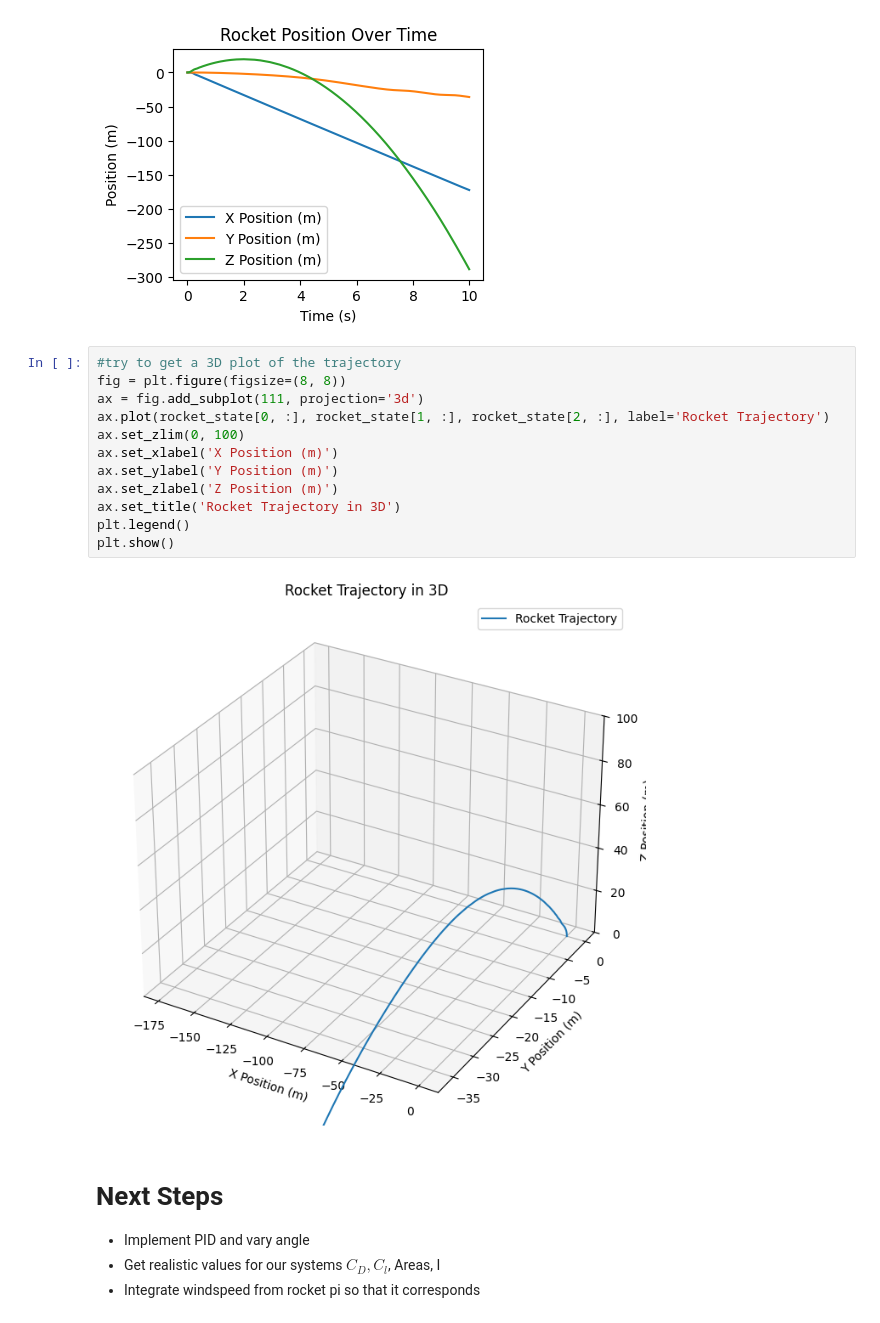
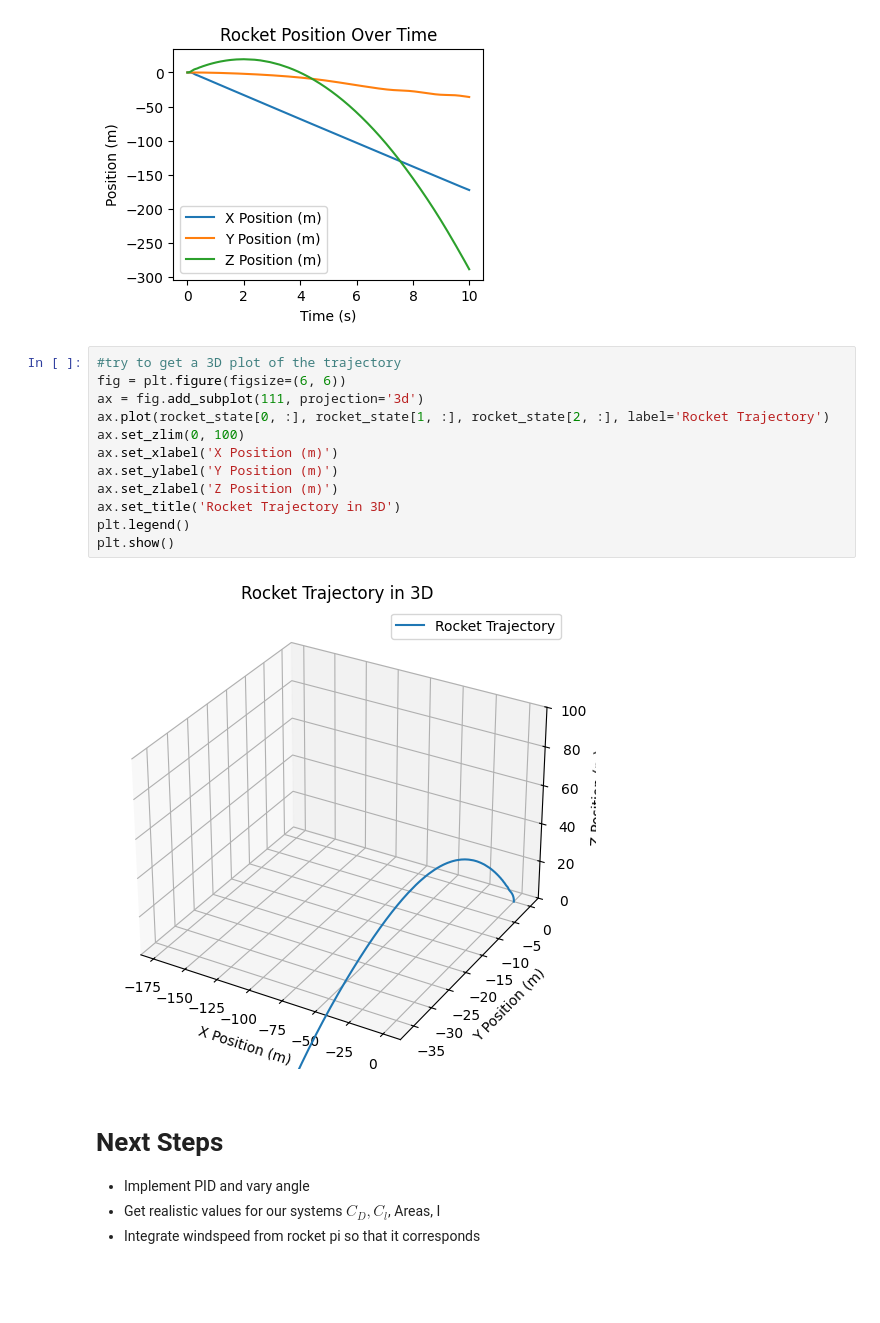
Before and after one commit to Garcia242/Bayes-Simulator, a Jupyter notebook: Rocket-Sym.ipynb, the cells around one changed output. Cells and saved outputs as stored; diff of their text form; blank space fills up the shorter version.

```diff
--- a/Rocket-Sym.ipynb
+++ b/Rocket-Sym.ipynb
@@ -367,18 +367,18 @@ plt.legend()
 [figure]
 # %%
 #try to get a 3D plot of the trajectory
-fig = plt.figure(figsize=(8, 8))
+fig = plt.figure(figsize=(6, 6))
 ax = fig.add_subplot(111, projection='3d')
 ax.plot(rocket_state[0, :], rocket_state[1, :], rocket_state[2, :], label='Rocket Trajectory')
 ax.set_zlim(0, 100)
 ax.set_xlabel('X Position (m)')
 ax.set_ylabel('Y Position (m)')
 ax.set_zlabel('Z Position (m)')
 ax.set_title('Rocket Trajectory in 3D')
 plt.legend()
 plt.show()
 # %% [output]
-[figure, old version]
+[figure, new version]
 # %% [markdown]
 # Next Steps
 
```
